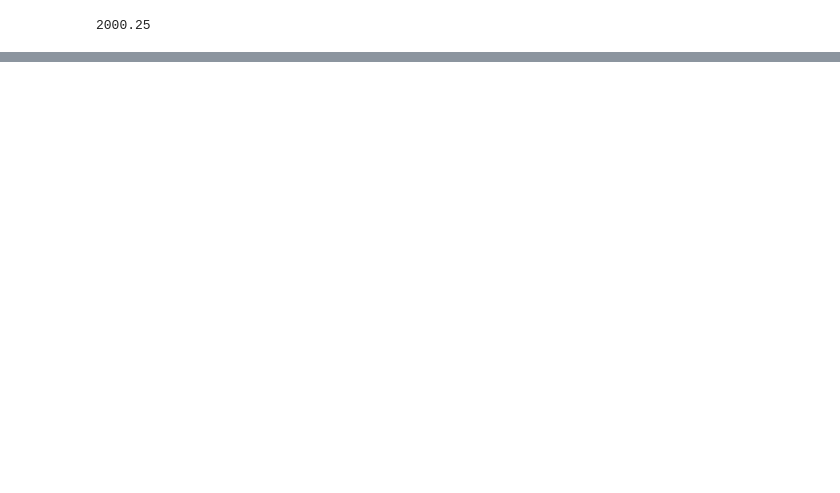
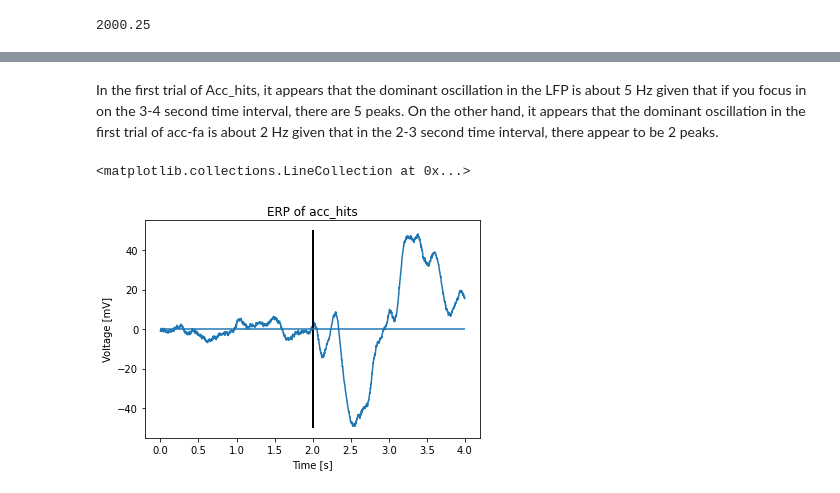
Before and after one commit to Jessie-Grewal/Neur265, a Jupyter notebook: coding_homework_5.ipynb, the cells around one changed output, grey strips where cells are left out. Saved outputs shown, nothing was run; the diff lists cells and outputs as text; code cells hidden in the pictures; blank space fills up the shorter version.

```diff
--- a/coding_homework_5.ipynb
+++ b/coding_homework_5.ipynb
@@ -94,0 +90,13 @@ ax[1].set_xlim(2,3)
+# %% [markdown]
+In the first trial of Acc_hits, it appears that the dominant oscillation in the LFP is about 5 Hz given that if you focus in on the 3-4 second time interval, there are 5 peaks. On the other hand, it appears that the dominant oscillation in the first trial of acc-fa is about 2 Hz given that in the 2-3 second time interval, there appear to be 2 peaks.
+# %%
+# calculate and plot the ERP for acc_hits; Put a vertical black line at the "two" position on the x-axis; Put a horizontal black line at the "zero" position on the y-axis.
+plt.plot(time, acc_hits.mean(0))
+plt.xlabel('Time [s]')
+plt.ylabel('Voltage [mV]')
+plt.title('ERP of acc_hits')
+plt.vlines(2, -50, 50, 'k', lw=2)               # Indicate stimulus onset with line
+plt.hlines(0, time[0], time[-1])
+# %% [output]
+<matplotlib.collections.LineCollection at 0x...>
+[figure, added]
```
Also changed, not shown: parts of 11 cells of this notebook.
